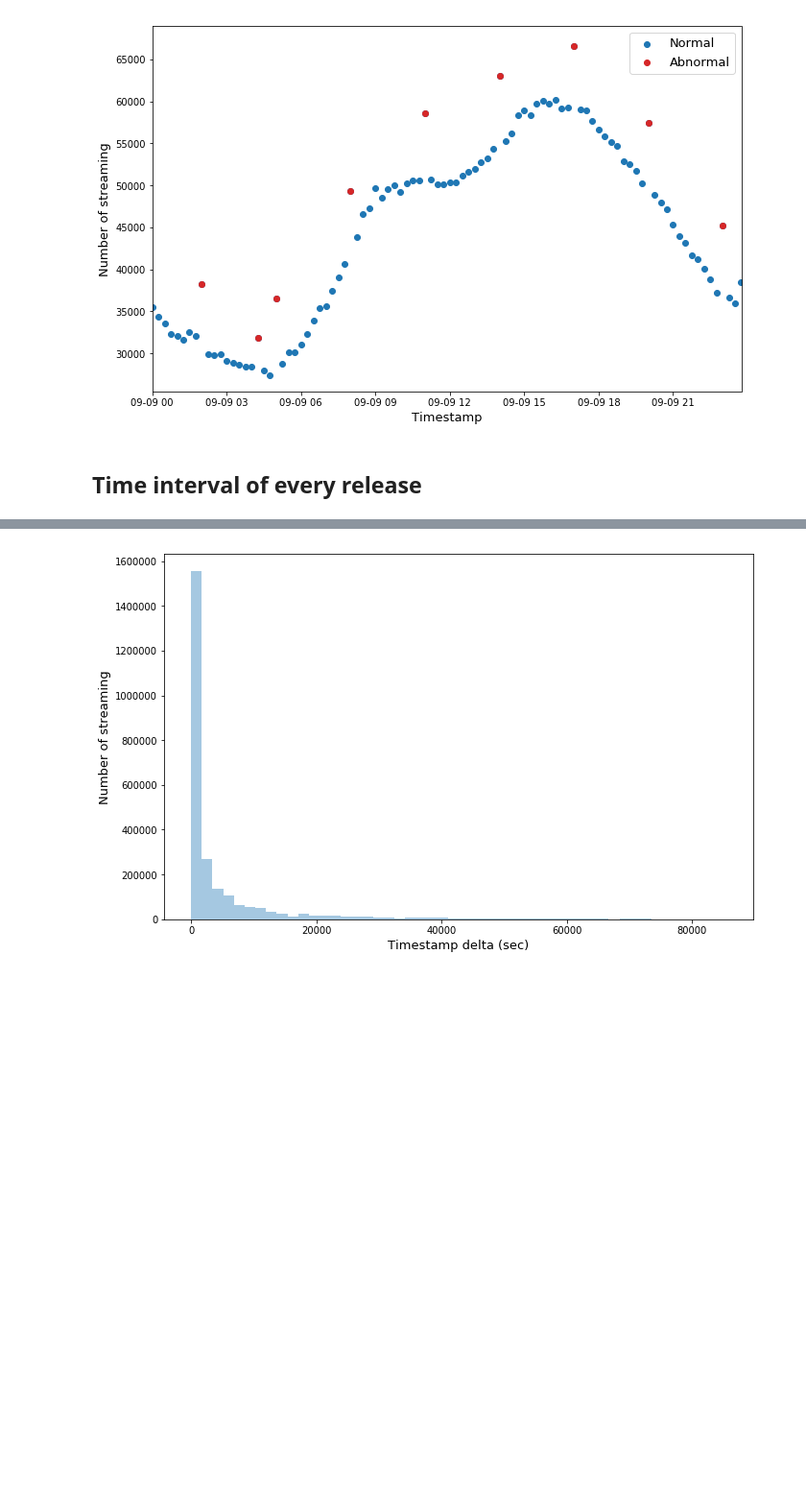
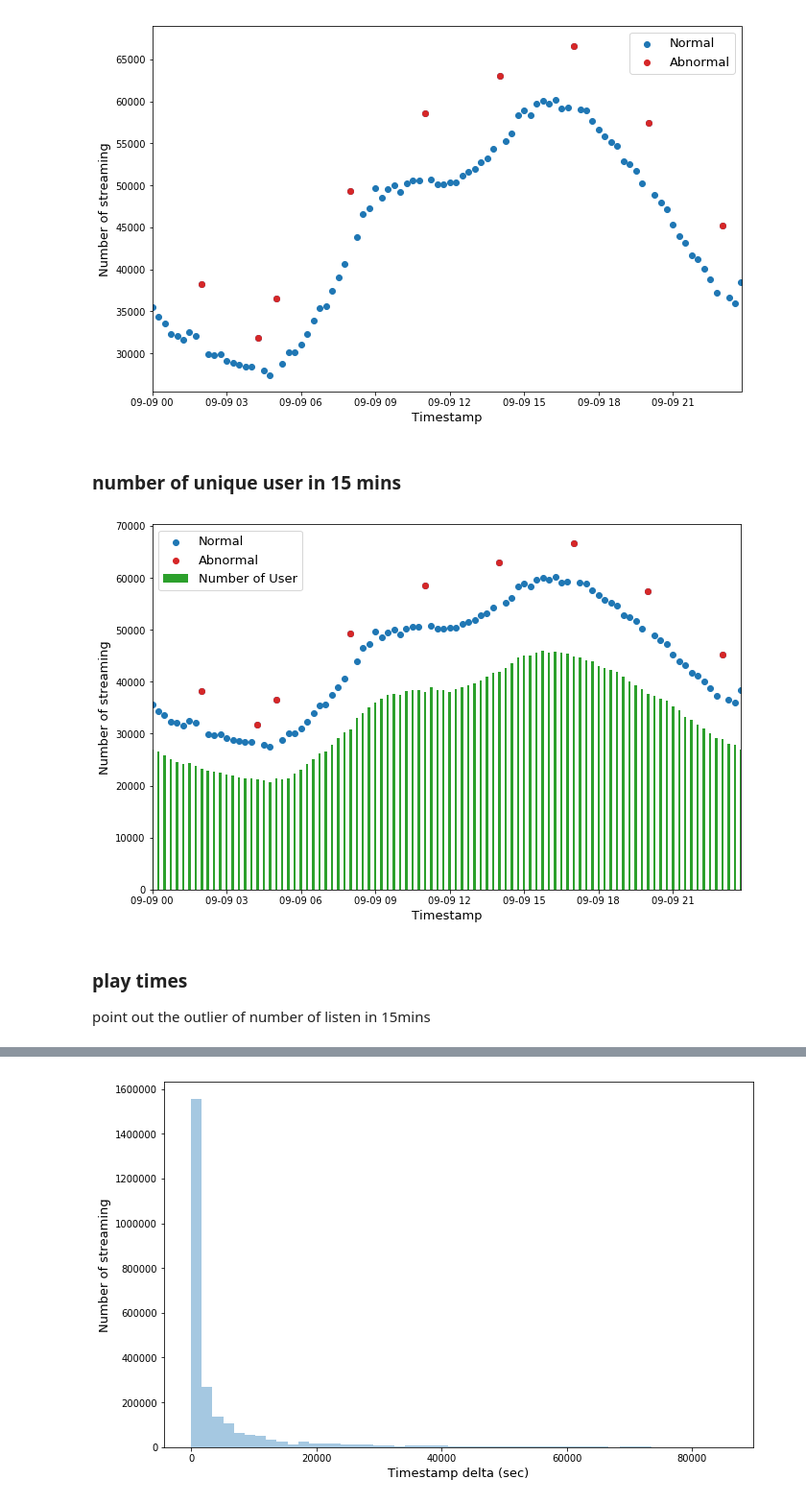
Before and after one commit to Trudie/Streaming_Fault_Detection, a Jupyter notebook: EDA.ipynb, the cells around one changed output, grey strips where cells are left out. Shown at 96% size. Drawn from its saved outputs; the diff is of its cells as text; code cells hidden in the pictures; blank space fills up the shorter version.

```diff
--- a/EDA.ipynb
+++ b/EDA.ipynb
@@ -34,8 +223,8 @@ streams.head()
 # %%
 # Find potentially outlier
 # Get timestamp of outlier
-time_release = streams.groupby('timestamp').size()
-outlier = time_release[time_release.diff()/time_release > (time_release.diff()/time_release).std()].index
+time_group = streams.groupby(['timestamp']).size()
+outlier = time_group[time_group.diff()/time_group > (time_group.diff()/time_group).std()].index
 outlier.tolist()
 # %% [output]
 [Timestamp('2017-09-09 02:00:00'),
@@ -60,5 +248,26 @@ plt.legend(prop={'size': 13})
 plt.show()
 # %% [output]
 [figure]
-# %% [markdown]
-## Time interval of every release
+# %% [markdown]
+### number of unique user in 15 mins
+# %%
+user_cnt_time = streams.groupby('timestamp')['user_id'].nunique()
+# %%
+plt.figure(figsize=(11, 7))
+
+plt.scatter(x=time_group.index, y=time_group.values, color=colors[0], label='Normal')
+plt.scatter(x=time_group.loc[outlier].index, y=time_group.loc[outlier].values, color=colors[3], label='Abnormal')
+
+plt.bar(user_cnt_time.index, user_cnt_time.values,color=colors[2],width=0.004, label='Number of User')
+
+plt.xlim(min(time_group.index), max(time_group.index))
+plt.xlabel('Timestamp', size=13)
+plt.ylabel('Number of streaming', size=13)
+plt.legend(prop={'size': 13})
+
+plt.show()
+# %% [output]
+[figure, added]
+# %% [markdown]
+### play times
+point out the outlier of number of listen in 15mins
```
Also changed, not shown: parts of 64 cells of this notebook, 2 other files.
